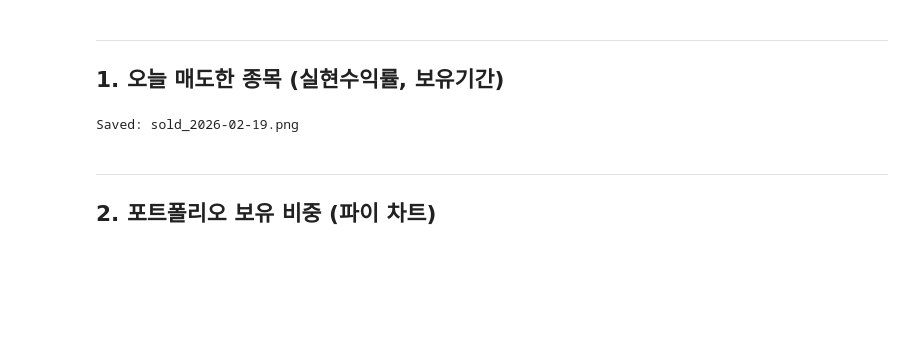
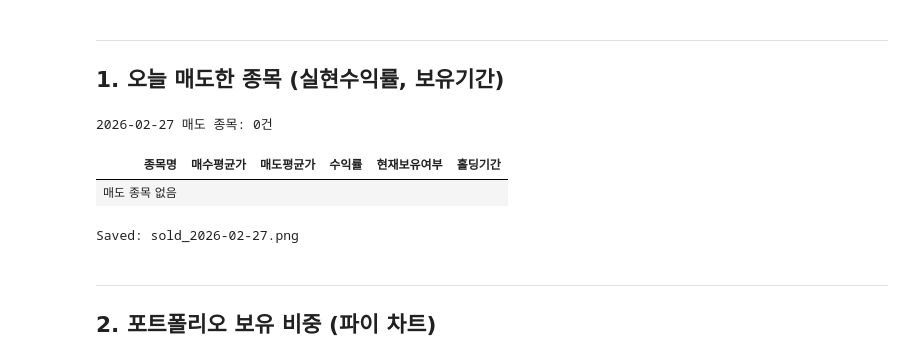
Before and after one commit to brighter87-star/asset, a Jupyter notebook: notebooks/portfolio_analysis.ipynb, the cells around one changed output. Saved outputs shown, nothing was run; the diff lists cells and outputs as text; code cells hidden in the pictures; blank space fills up the shorter version.

```diff
--- a/notebooks/portfolio_analysis.ipynb
+++ b/notebooks/portfolio_analysis.ipynb
@@ -116,45 +116,68 @@ FROM sell_summary s
 LEFT JOIN holding_info h ON s.stk_cd = h.stk_cd
 LEFT JOIN holding_today ht ON s.stk_cd = ht.stk_cd
 LEFT JOIN same_day_buy_info sd ON s.stk_cd = sd.stk_cd
 ORDER BY 수익률 DESC
 """
 
+columns = ['종목명', '매수평균가', '매도평균가', '수익률', '현재보유여부', '홀딩기간']
 df_sold = pd.read_sql(text(sql_sold), engine, params={"sell_date": SELL_DATE})
 
 if len(df_sold) == 0:
-    print(f"{SELL_DATE}에 매도한 종목이 없습니다.")
+    print(f"{SELL_DATE} 매도 종목: 0건")
+
+    # 헤더는 유지하고 "매도 종목 없음" 표시
+    from IPython.display import HTML
+    header_html = '<table style="text-align:center; margin:auto; border-collapse:collapse;">'
+    header_html += '<thead><tr>' + ''.join(
+        f'<th style="padding:8px 16px; border-bottom:2px solid #ddd; font-weight:bold;">{c}</th>'
+        for c in columns
+    ) + '</tr></thead>'
+    header_html += '<tbody><tr><td colspan="6" style="padding:20px; color:#888; font-size:14px;">매도 종목 없음</td></tr></tbody>'
+    header_html += '</table>'
+    display(HTML(header_html))
+
+    # PNG용 styled DataFrame
+    empty_df = pd.DataFrame({c: ['매도 종목 없음' if c == '종목명' else ''] for c in columns}, index=[0])
+    df_styled = (
+        empty_df.style
+        .hide(axis='index')
+        .set_properties(**{'text-align': 'center', 'color': '#888'})
+    )
 else:
     print(f"{SELL_DATE} 매도 종목: {len(df_sold)}건")
 
     # 홀딩기간 포맷: 숫자면 "X일", 없으면 "-"
     df_sold["홀딩기간"] = df_sold["홀딩기간"].apply(
         lambda x: f"{int(x)}일" if pd.notna(x) else "-"
     )
 
     # 스타일링 (인덱스 숨김)
     df_styled = (
         df_sold.style
         .format({
             "매수평균가": "{:,.0f}",
             "매도평균가": "{:,.0f}",
             "수익률": "{:+.2f}%",
         }, na_rep="-")
         .hide(axis='index')
         .background_gradient(subset=["수익률"], cmap="RdYlGn", vmin=-10, vmax=30)
         .set_properties(subset=["현재보유여부", "홀딩기간"], **{"text-align": "center"})
     )
     display(df_styled)
+# %% [output]
+2026-02-27 매도 종목: 0건
+| 종목명 | 매수평균가 | 매도평균가 | 수익률 | 현재보유여부 | 홀딩기간 |
+| 매도 종목 없음 |  |  |  |  |  |
 # %%
-# 매도 종목 테이블 이미지로 저장 (선택사항)
-if len(df_sold) > 0:
-    try:
-        import dataframe_image as dfi
-        dfi.export(df_styled, f"sold_{SELL_DATE}.png", table_conversion="matplotlib", dpi=200)
-        print(f"Saved: sold_{SELL_DATE}.png")
-    except ImportError:
-        print("dataframe_image not installed. Run: pip install dataframe_image")
+# 매도 종목 테이블 이미지로 저장 (매도 유무 관계없이 항상)
+try:
+    import dataframe_image as dfi
+    dfi.export(df_styled, f"sold_{SELL_DATE}.png", table_conversion="matplotlib", dpi=200)
+    print(f"Saved: sold_{SELL_DATE}.png")
+except ImportError:
+    print("dataframe_image not installed. Run: pip install dataframe_image")
 # %% [output]
-Saved: sold_2026-02-19.png
+Saved: sold_2026-02-27.png
 # %% [markdown]
 ---
 ## 2. 포트폴리오 보유 비중 (파이 차트)
```
Also changed, not shown: parts of 11 cells of this notebook.
